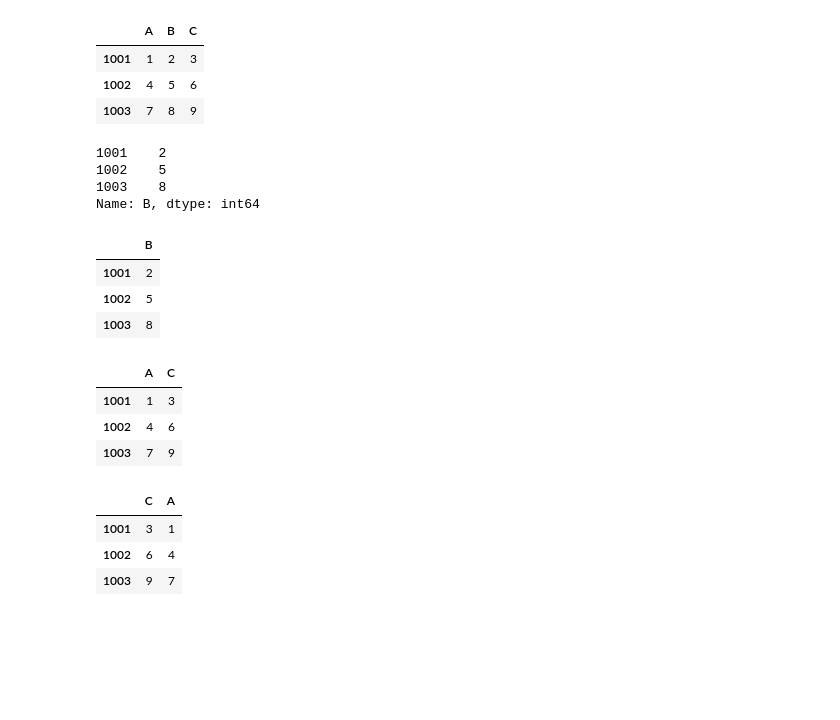
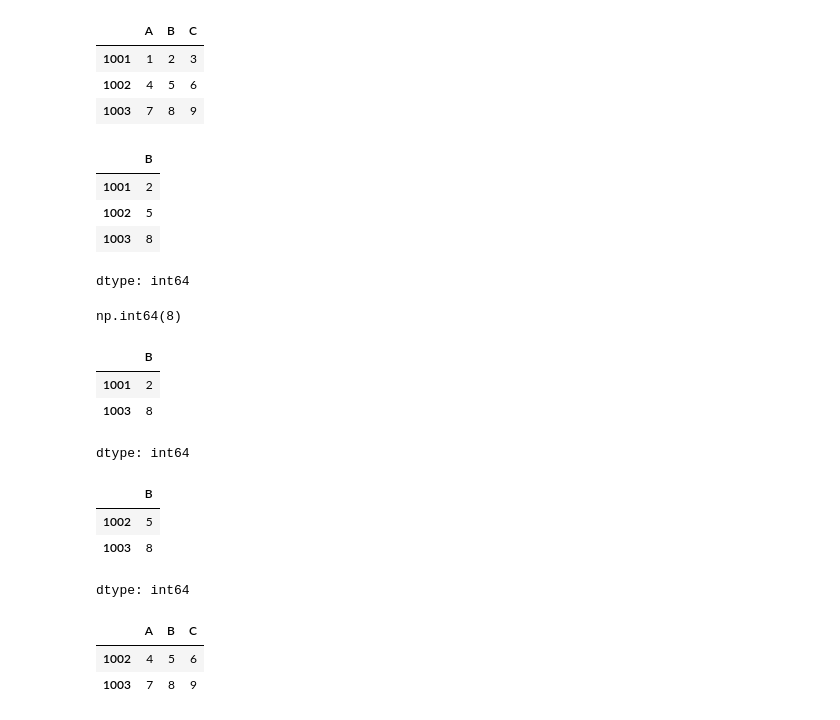
Before and after one commit to aliquisgg-hub/pages, a Jupyter notebook: Sc288/ipynb/pandas.ipynb, the cells around one changed output. Cells and saved outputs as stored; diff of their text form; code cells hidden in the pictures; blank space fills up the shorter version.

```diff
--- a/Sc288/ipynb/pandas.ipynb
+++ b/Sc288/ipynb/pandas.ipynb
@@ -8,24 +8,28 @@ df
 | 1002 | 4 | 5 | 6 |
 | 1003 | 7 | 8 | 9 |
 # %%
-display(df["B"])
-display(df[["B"]])
-display(df[["A","C"]])
-display(df[["C","A"]])
+display(df["B"])                # Series
+display(df["B"][1003])          # スカラー
+display(df["B"][[1001, 1003]])  # Series
+display(df["B"][1:3])           # Series
 # %% [output]
+|  | B |
+| 1001 | 2 |
+| 1002 | 5 |
+| 1003 | 8 |
-1001    2
-1002    5
-1003    8
-Name: B, dtype: int64
+dtype: int64
-|  | B |
-| 1001 | 2 |
-| 1002 | 5 |
-| 1003 | 8 |
+np.int64(8)
-|  | A | C |
-| 1001 | 1 | 3 |
-| 1002 | 4 | 6 |
-| 1003 | 7 | 9 |
+|  | B |
+| 1001 | 2 |
+| 1003 | 8 |
+dtype: int64
-|  | C | A |
-| 1001 | 3 | 1 |
-| 1002 | 6 | 4 |
-| 1003 | 9 | 7 |
+|  | B |
+| 1002 | 5 |
+| 1003 | 8 |
+dtype: int64
+# %%
+display(df[1:3])            # DataFrame
+# %% [output]
+|  | A | B | C |
+| 1002 | 4 | 5 | 6 |
+| 1003 | 7 | 8 | 9 |
```
Also changed, not shown: parts of 4 cells of this notebook.
